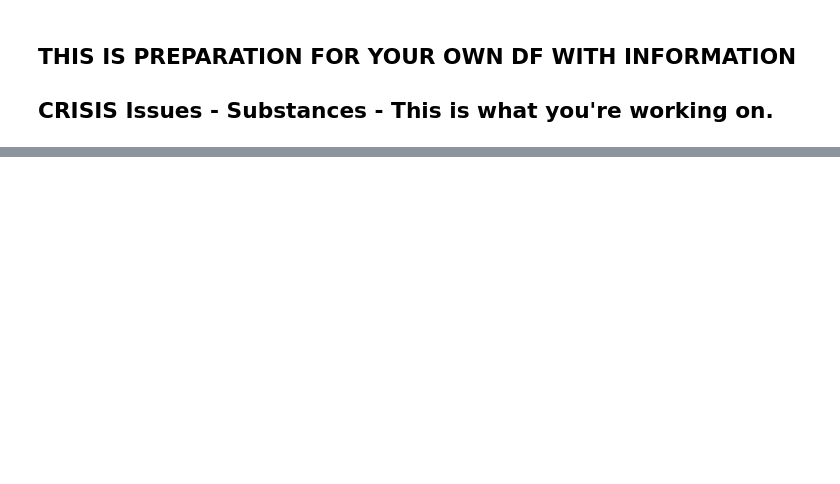
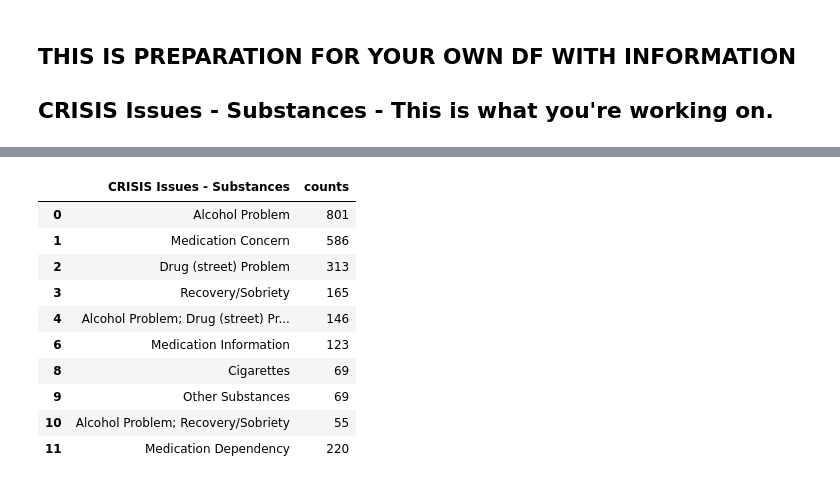
Before and after one commit to NSS-Data-Analytics-Cohort-6/fcs-crisis-data-campers, a Jupyter notebook: Notebooks/FCS-Crisis.ipynb, the cells around one changed output, grey strips where cells are left out. Saved outputs shown, nothing was run; the diff lists cells and outputs as text; code cells hidden in the pictures; blank space fills up the shorter version.

```diff
--- a/Notebooks/FCS-Crisis.ipynb
+++ b/Notebooks/FCS-Crisis.ipynb
@@ -148,0 +364,16 @@ ax.bar_label(ax.containers[0], fmt = '%d',
+# %%
+#Dropped the two extra rows after adding the 11th index
+substancecounttop10 = substancecount_top10.drop(index=[5,7])
+substancecounttop10
+# %% [output]
+|  | CRISIS Issues - Substances | counts |
+| 0 | Alcohol Problem | 801 |
+| 1 | Medication Concern | 586 |
+| 2 | Drug (street) Problem | 313 |
+| 3 | Recovery/Sobriety | 165 |
+| 4 | Alcohol Problem; Drug (street) Pr... | 146 |
+| 6 | Medication Information | 123 |
+| 8 | Cigarettes | 69 |
+| 9 | Other Substances | 69 |
+| 10 | Alcohol Problem; Recovery/Sobriety | 55 |
+| 11 | Medication Dependency | 220 |
```
Also changed, not shown: parts of 22 cells of this notebook.
